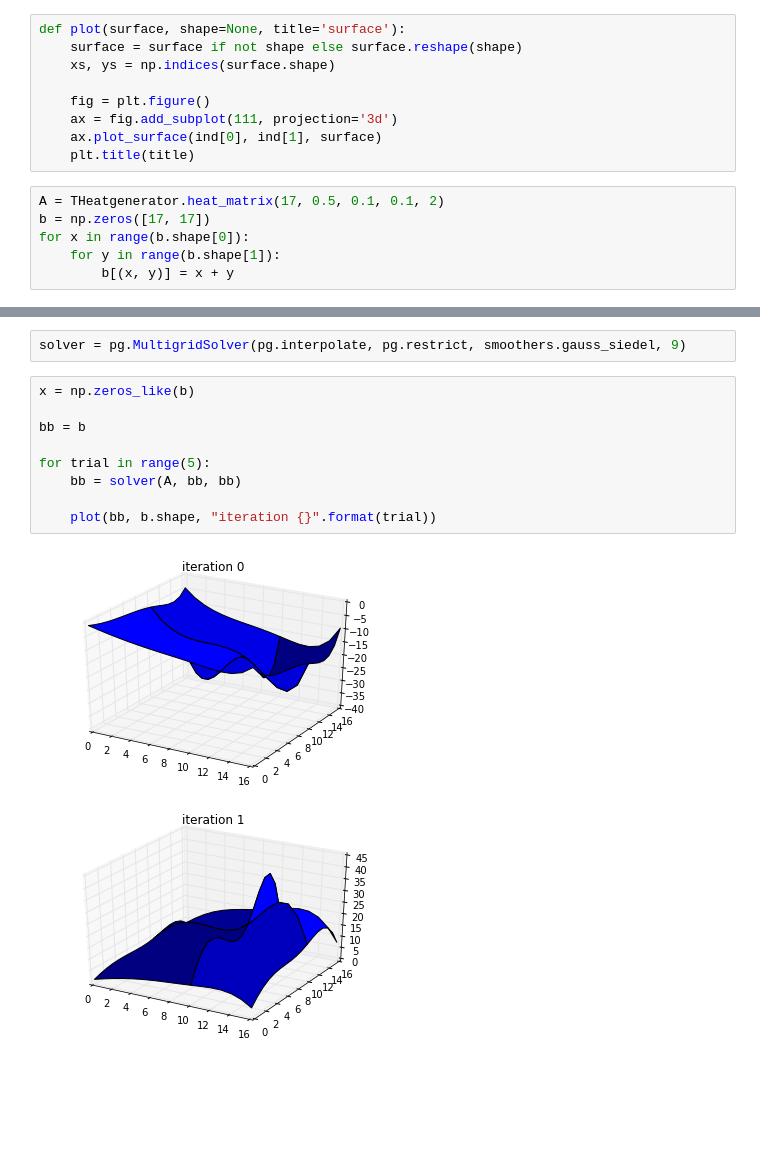
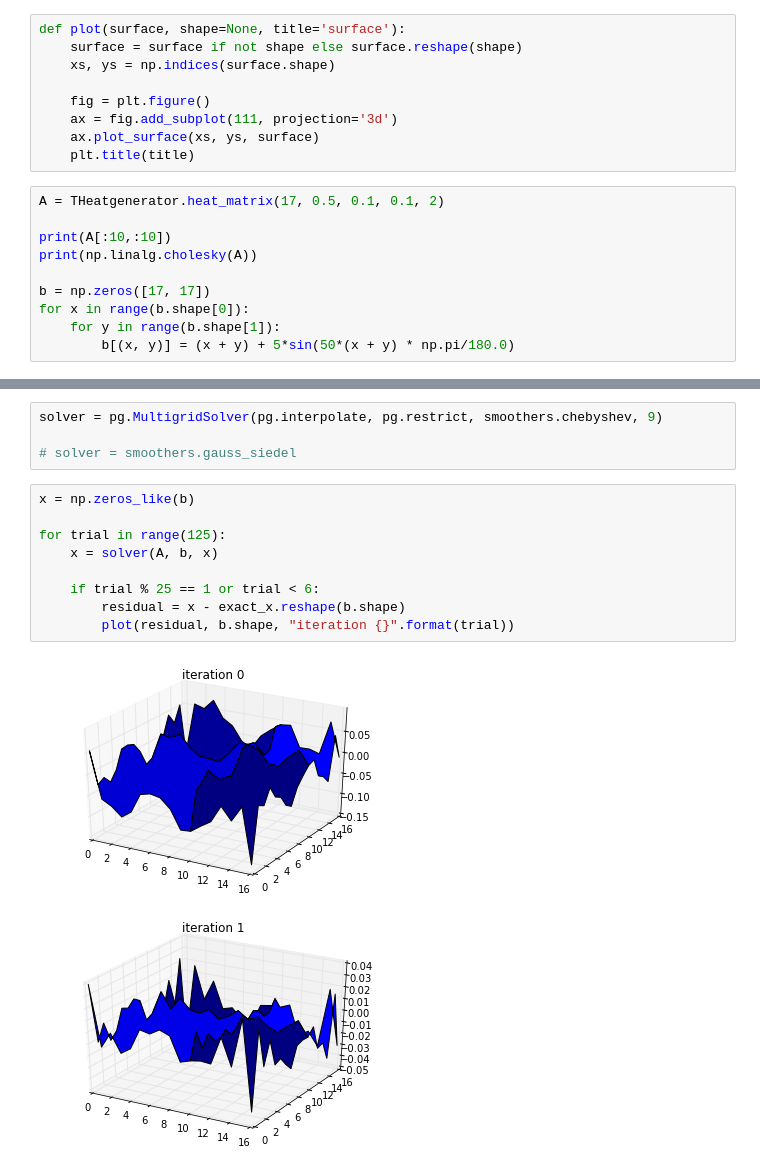
Before and after one commit to ucb-sejits/pygmg, a Jupyter notebook: hpgmg/finite_volume/hpgmg view.ipynb, the cells around one changed output, grey strips where cells are left out. Cells and saved outputs as stored; diff of their text form; blank space fills up the shorter version.

```diff
--- a/hpgmg/finite_volume/hpgmg view.ipynb
+++ b/hpgmg/finite_volume/hpgmg view.ipynb
@@ -15,11 +16,15 @@ def plot(surface, shape=None, title='surface'):
 
     fig = plt.figure()
     ax = fig.add_subplot(111, projection='3d')
-    ax.plot_surface(ind[0], ind[1], surface)
+    ax.plot_surface(xs, ys, surface)
     plt.title(title)
 # %%
 A = THeatgenerator.heat_matrix(17, 0.5, 0.1, 0.1, 2)
+
+print(A[:10,:10])
+print(np.linalg.cholesky(A))
+
 b = np.zeros([17, 17])
 for x in range(b.shape[0]):
     for y in range(b.shape[1]):
-        b[(x, y)] = x + y
+        b[(x, y)] = (x + y) + 5*sin(50*(x + y) * np.pi/180.0)
@@ -37,14 +61,16 @@ plot(exact_x, b.shape, "exact solution")
 # %%
-solver = pg.MultigridSolver(pg.interpolate, pg.restrict, smoothers.gauss_siedel, 9)
+solver = pg.MultigridSolver(pg.interpolate, pg.restrict, smoothers.chebyshev, 9)
+
+# solver = smoothers.gauss_siedel
 # %%
 x = np.zeros_like(b)
 
-bb = b
+for trial in range(125):
+    x = solver(A, b, x)
 
-for trial in range(5):
-    bb = solver(A, bb, bb)
-
-    plot(bb, b.shape, "iteration {}".format(trial))
+    if trial % 25 == 1 or trial < 6:
+        residual = x - exact_x.reshape(b.shape)
+        plot(residual, b.shape, "iteration {}".format(trial))
 # %% [output]
-[figure, old version]
+[figure, new version]
-[figure, old version]
+[figure, new version]
```
Also changed, not shown: parts of 5 cells of this notebook, 2 other files.
